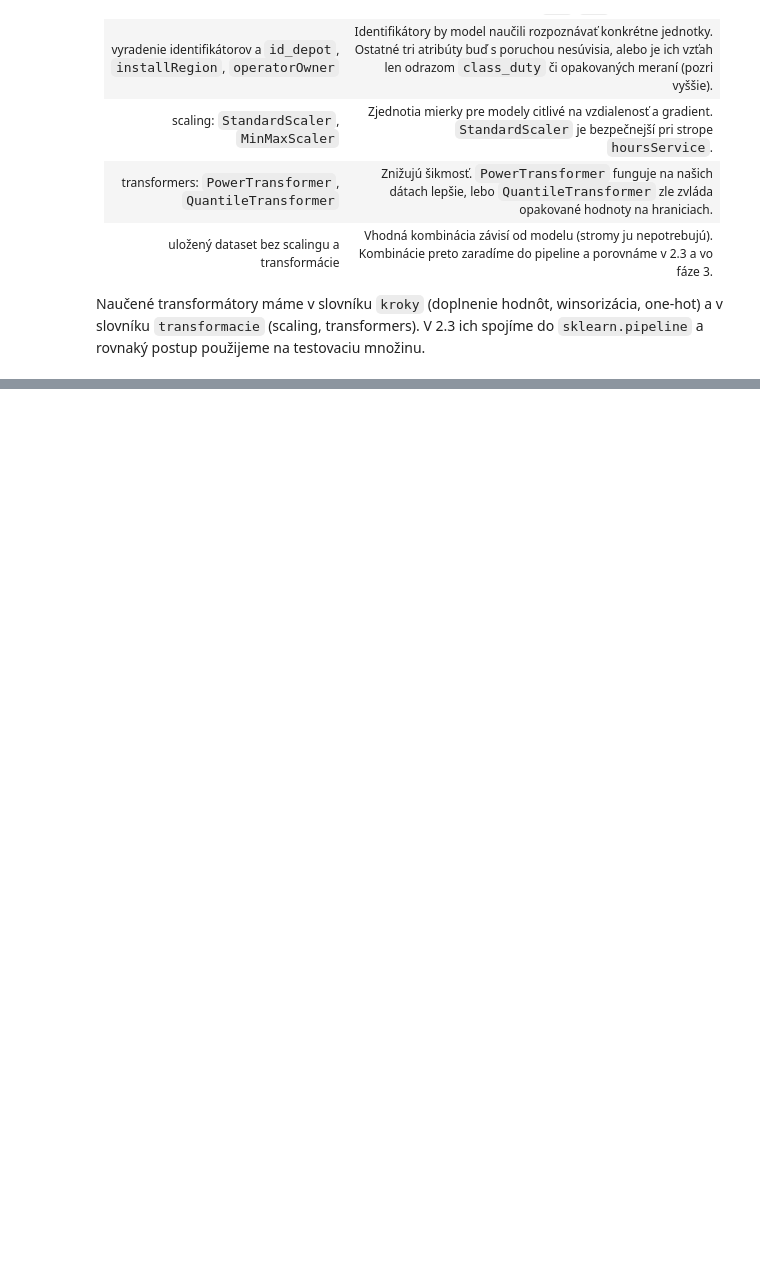
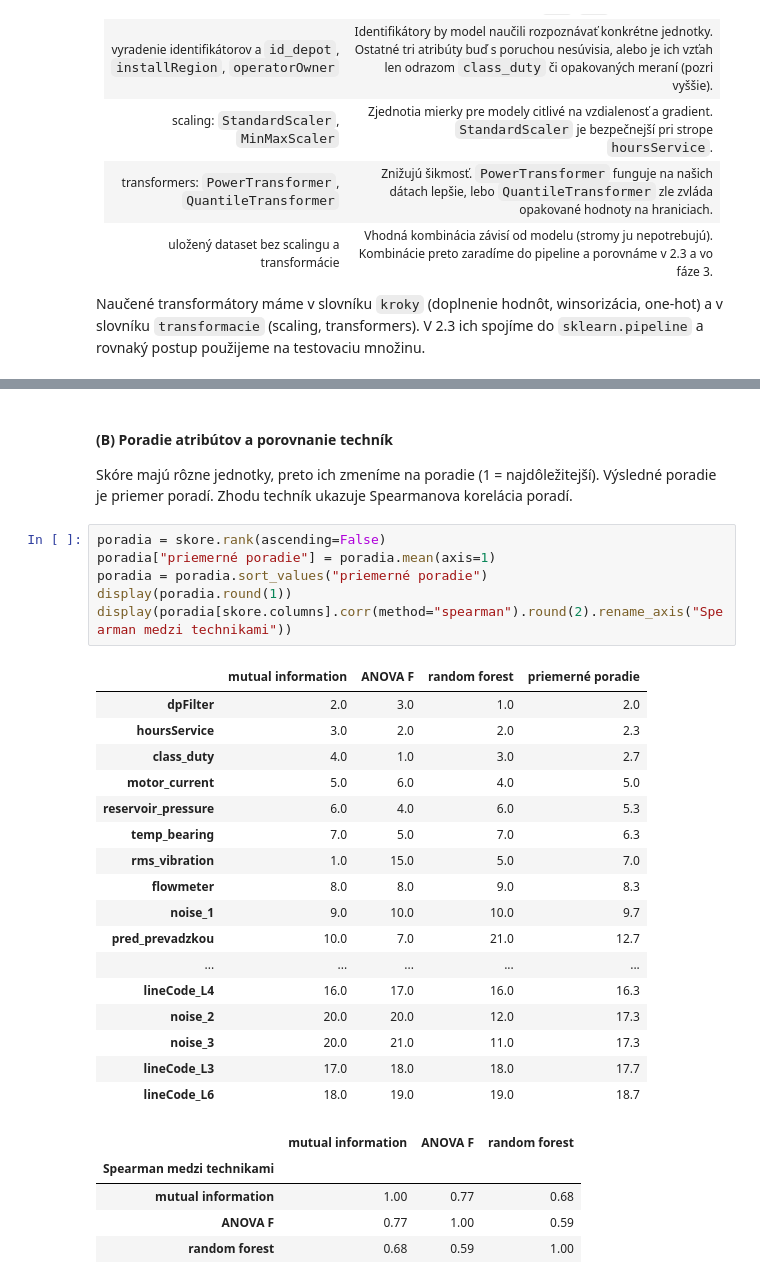
Before and after one commit to deno555/iau_projekt, a Jupyter notebook: IAU_projekt.ipynb, the cells around one changed output, grey strips where cells are left out. Cells and saved outputs as stored; diff of their text form; blank space fills up the shorter version.

```diff
--- a/IAU_projekt.ipynb
+++ b/IAU_projekt.ipynb
@@ -1330,0 +1457,32 @@ Naučené transformátory máme v slovníku `kroky` (doplnenie hodnôt, winsoriz
+# %% [markdown]
+#### (B) Poradie atribútov a porovnanie techník
+Skóre majú rôzne jednotky, preto ich zmeníme na poradie (1 = najdôležitejší). Výsledné poradie je priemer poradí. Zhodu techník ukazuje Spearmanova korelácia poradí.
+# %%
+poradia = skore.rank(ascending=False)
+poradia["priemerné poradie"] = poradia.mean(axis=1)
+poradia = poradia.sort_values("priemerné poradie")
+display(poradia.round(1))
+display(poradia[skore.columns].corr(method="spearman").round(2).rename_axis("Spearman medzi technikami"))
+# %% [output]
+|  | mutual information | ANOVA F | random forest | priemerné poradie |
+| dpFilter | 2.0 | 3.0 | 1.0 | 2.0 |
+| hoursService | 3.0 | 2.0 | 2.0 | 2.3 |
+| class_duty | 4.0 | 1.0 | 3.0 | 2.7 |
+| motor_current | 5.0 | 6.0 | 4.0 | 5.0 |
+| reservoir_pressure | 6.0 | 4.0 | 6.0 | 5.3 |
+| temp_bearing | 7.0 | 5.0 | 7.0 | 6.3 |
+| rms_vibration | 1.0 | 15.0 | 5.0 | 7.0 |
+| flowmeter | 8.0 | 8.0 | 9.0 | 8.3 |
+| noise_1 | 9.0 | 10.0 | 10.0 | 9.7 |
+| pred_prevadzkou | 10.0 | 7.0 | 21.0 | 12.7 |
+| ... | ... | ... | ... | ... |
+| lineCode_L4 | 16.0 | 17.0 | 16.0 | 16.3 |
+| noise_2 | 20.0 | 20.0 | 12.0 | 17.3 |
+| noise_3 | 20.0 | 21.0 | 11.0 | 17.3 |
+| lineCode_L3 | 17.0 | 18.0 | 18.0 | 17.7 |
+| lineCode_L6 | 18.0 | 19.0 | 19.0 | 18.7 |
+|  | mutual information | ANOVA F | random forest |
+| Spearman medzi technikami |  |  |  |
+| mutual information | 1.00 | 0.77 | 0.68 |
+| ANOVA F | 0.77 | 1.00 | 0.59 |
+| random forest | 0.68 | 0.59 | 1.00 |
```
Also changed, not shown: parts of 18 cells of this notebook.
